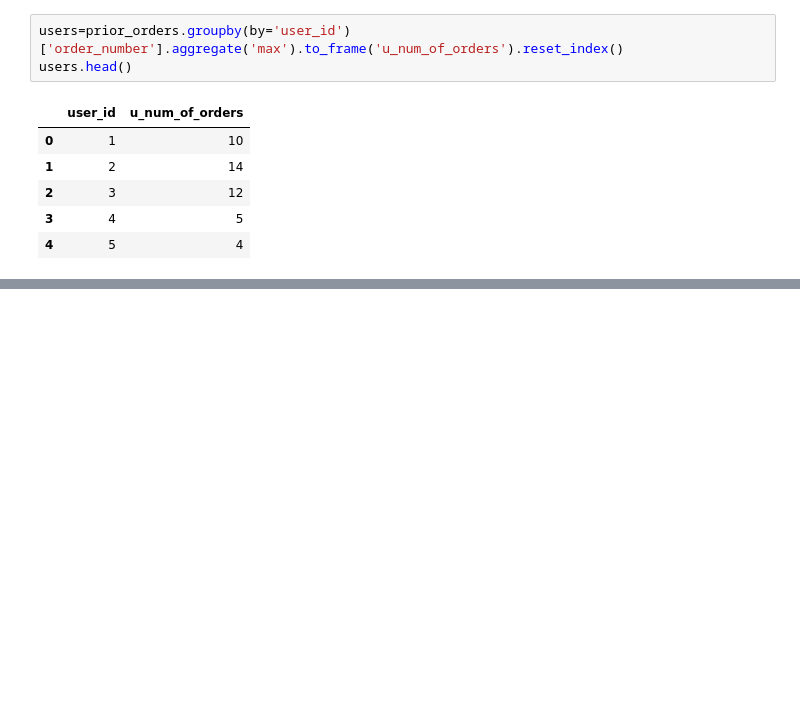
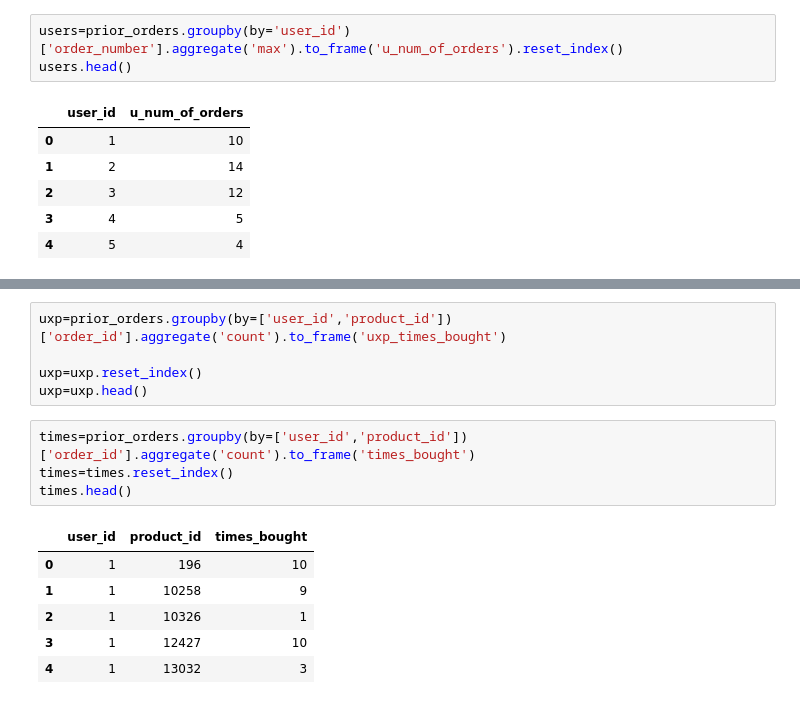
Before and after one commit to shitizz24/Grocery-Recommender, a Jupyter notebook: Notebooks/XGBoost.ipynb, the cells around one changed output, grey strips where cells are left out. Cells and saved outputs as stored; diff of their text form; blank space fills up the shorter version.

```diff
--- a/Notebooks/XGBoost.ipynb
+++ b/Notebooks/XGBoost.ipynb
@@ -56,0 +219,16 @@ users.head()
+# %%
+uxp=prior_orders.groupby(by=['user_id','product_id'])['order_id'].aggregate('count').to_frame('uxp_times_bought')
+
+uxp=uxp.reset_index()
+uxp=uxp.head()
+# %%
+times=prior_orders.groupby(by=['user_id','product_id'])['order_id'].aggregate('count').to_frame('times_bought')
+times=times.reset_index()
+times.head()
+# %% [output]
+|  | user_id | product_id | times_bought |
+| 0 | 1 | 196 | 10 |
+| 1 | 1 | 10258 | 9 |
+| 2 | 1 | 10326 | 1 |
+| 3 | 1 | 12427 | 10 |
+| 4 | 1 | 13032 | 3 |
```
Also changed, not shown: parts of 18 cells of this notebook.
